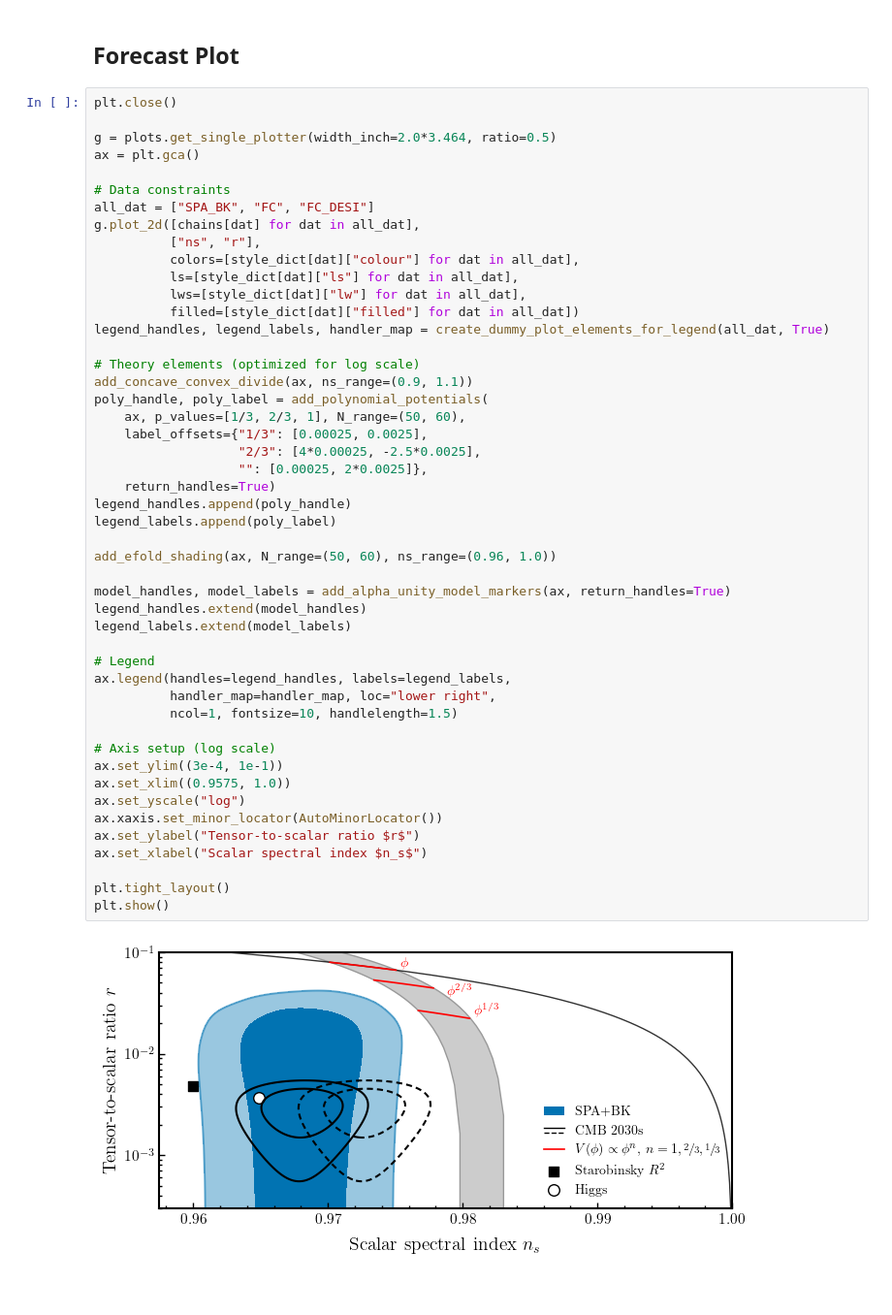
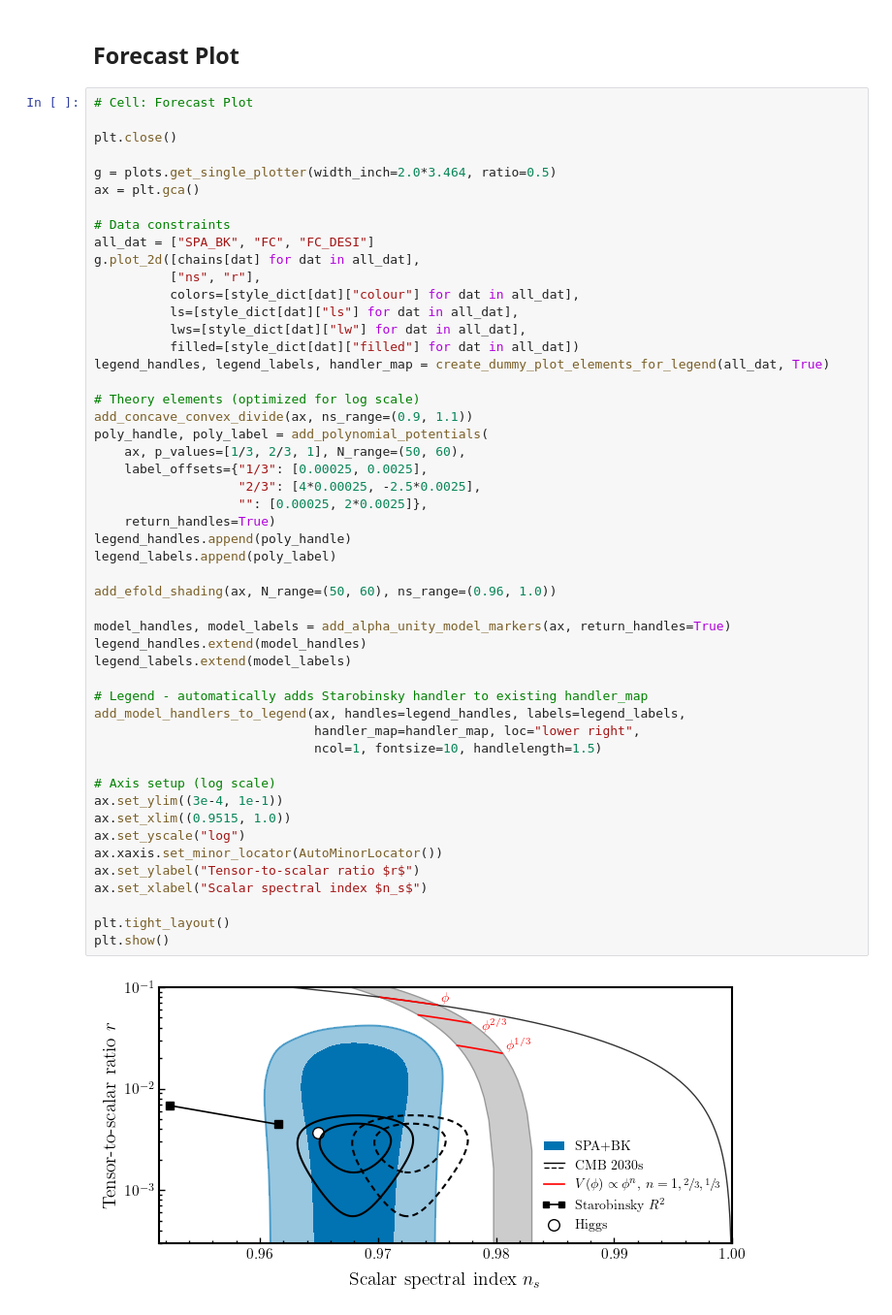
Before and after one commit to Lbalkenhol/r_ns_2025, a Jupyter notebook: r_ns_plot.ipynb, the cells around one changed output. Shown at 97% size. Cells and saved outputs as stored; diff of their text form.

Commit message:
update starobinsky

```diff
--- a/r_ns_plot.ipynb
+++ b/r_ns_plot.ipynb
@@ -129,6 +131,8 @@ plt.show()
 # %% [markdown]
 ## Forecast Plot
 # %%
+# Cell: Forecast Plot
+
 plt.close()
 
 g = plots.get_single_plotter(width_inch=2.0*3.464, ratio=0.5)
@@ -145,36 +149,36 @@ g.plot_2d([chains[dat] for dat in all_dat],
 legend_handles, legend_labels, handler_map = create_dummy_plot_elements_for_legend(all_dat, True)
 
 # Theory elements (optimized for log scale)
 add_concave_convex_divide(ax, ns_range=(0.9, 1.1))
 poly_handle, poly_label = add_polynomial_potentials(
     ax, p_values=[1/3, 2/3, 1], N_range=(50, 60),
     label_offsets={"1/3": [0.00025, 0.0025],
                    "2/3": [4*0.00025, -2.5*0.0025],
                    "": [0.00025, 2*0.0025]},
     return_handles=True)
 legend_handles.append(poly_handle)
 legend_labels.append(poly_label)
 
 add_efold_shading(ax, N_range=(50, 60), ns_range=(0.96, 1.0))
 
 model_handles, model_labels = add_alpha_unity_model_markers(ax, return_handles=True)
 legend_handles.extend(model_handles)
 legend_labels.extend(model_labels)
 
-# Legend
-ax.legend(handles=legend_handles, labels=legend_labels,
-          handler_map=handler_map, loc="lower right",
-          ncol=1, fontsize=10, handlelength=1.5)
+# Legend - automatically adds Starobinsky handler to existing handler_map
+add_model_handlers_to_legend(ax, handles=legend_handles, labels=legend_labels,
+                             handler_map=handler_map, loc="lower right",
+                             ncol=1, fontsize=10, handlelength=1.5)
 
 # Axis setup (log scale)
 ax.set_ylim((3e-4, 1e-1))
-ax.set_xlim((0.9575, 1.0))
+ax.set_xlim((0.9515, 1.0))
 ax.set_yscale("log")
 ax.xaxis.set_minor_locator(AutoMinorLocator())
 ax.set_ylabel("Tensor-to-scalar ratio $r$")
 ax.set_xlabel("Scalar spectral index $n_s$")
 
 plt.tight_layout()
 plt.show()
 # %% [output]
-[figure, old version]
+[figure, new version]
```
Also changed, not shown: parts of 3 cells of this notebook, 5 other files.
